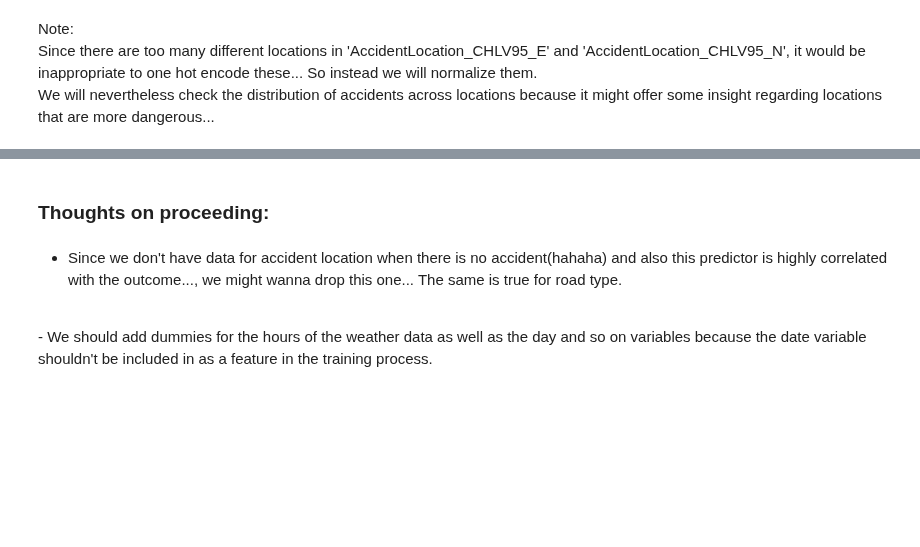
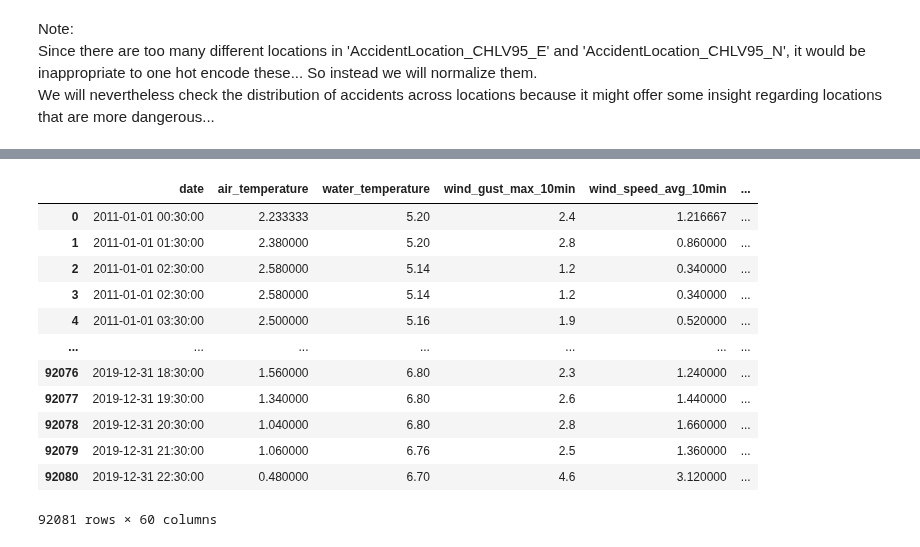
Before and after one commit to Antonio-226/Big-Data-Analytics-Group-Project, a Jupyter notebook: Join datasets.ipynb, the cells around one changed output, grey strips where cells are left out. Saved outputs shown, nothing was run; the diff lists cells and outputs as text; code cells hidden in the pictures; blank space fills up the shorter version.

```diff
--- a/Join datasets.ipynb
+++ b/Join datasets.ipynb
@@ -207,8 +178,20 @@ df_join.head()
+# %%
+unnecessary_cols = [df_join[column].name for column in df_join if df_join[column].name.startswith('Accident') and
+                   df_join[column].name != 'Accident']
+df_join.drop(unnecessary_cols, axis = 1)
+# %% [output]
+|  | date | air_temperature | water_temperature | wind_gust_max_10min | wind_speed_avg_10min | ... |
+| 0 | 2011-01-01 00:30:00 | 2.233333 | 5.20 | 2.4 | 1.216667 | ... |
+| 1 | 2011-01-01 01:30:00 | 2.380000 | 5.20 | 2.8 | 0.860000 | ... |
+| 2 | 2011-01-01 02:30:00 | 2.580000 | 5.14 | 1.2 | 0.340000 | ... |
+| 3 | 2011-01-01 02:30:00 | 2.580000 | 5.14 | 1.2 | 0.340000 | ... |
+| 4 | 2011-01-01 03:30:00 | 2.500000 | 5.16 | 1.9 | 0.520000 | ... |
+| ... | ... | ... | ... | ... | ... | ... |
+| 92076 | 2019-12-31 18:30:00 | 1.560000 | 6.80 | 2.3 | 1.240000 | ... |
+| 92077 | 2019-12-31 19:30:00 | 1.340000 | 6.80 | 2.6 | 1.440000 | ... |
+| 92078 | 2019-12-31 20:30:00 | 1.040000 | 6.80 | 2.8 | 1.660000 | ... |
+| 92079 | 2019-12-31 21:30:00 | 1.060000 | 6.76 | 2.5 | 1.360000 | ... |
+| 92080 | 2019-12-31 22:30:00 | 0.480000 | 6.70 | 4.6 | 3.120000 | ... |
+92081 rows × 60 columns
 # %%
 df_join.to_csv('datasets\\dataset.csv')
-# %% [markdown]
-### Thoughts on proceeding:
-# %% [markdown]
-- Since we don't have data for accident location when there is no accident(hahaha) and also this predictor is highly correlated with the outcome..., we might wanna drop this one... The same is true for road type.
-<br>
-- We should add dummies for the hours of the weather data as well as the day and so on variables because the date variable shouldn't be included in as a feature in the training process.
```
Also changed, not shown: parts of 34 cells of this notebook.
